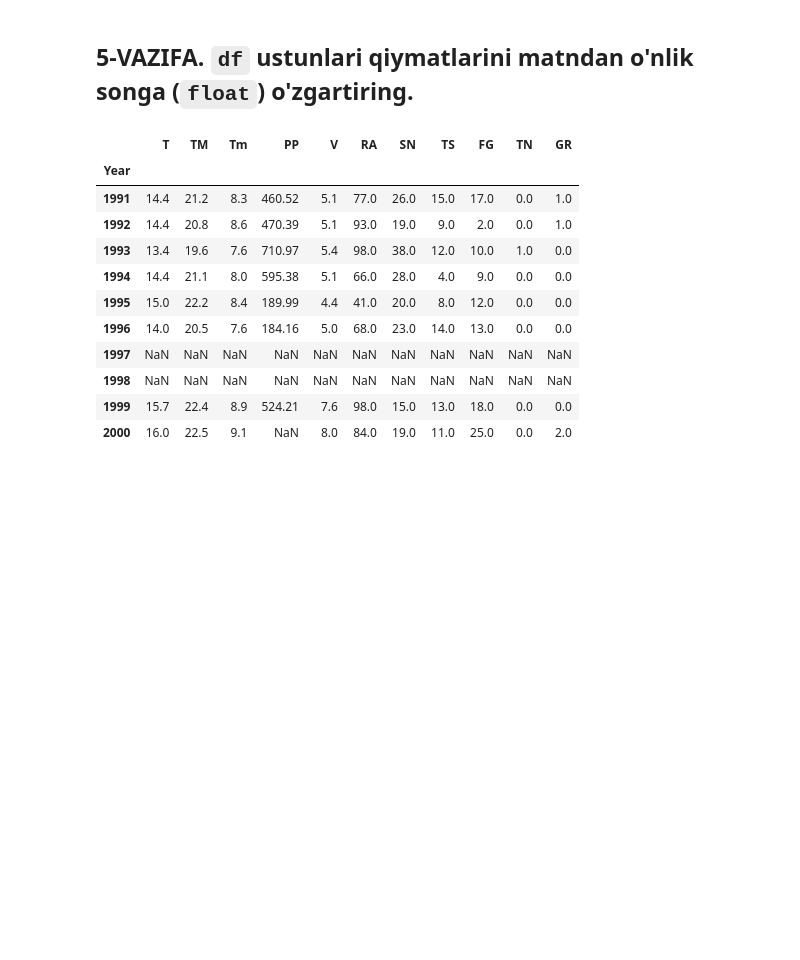
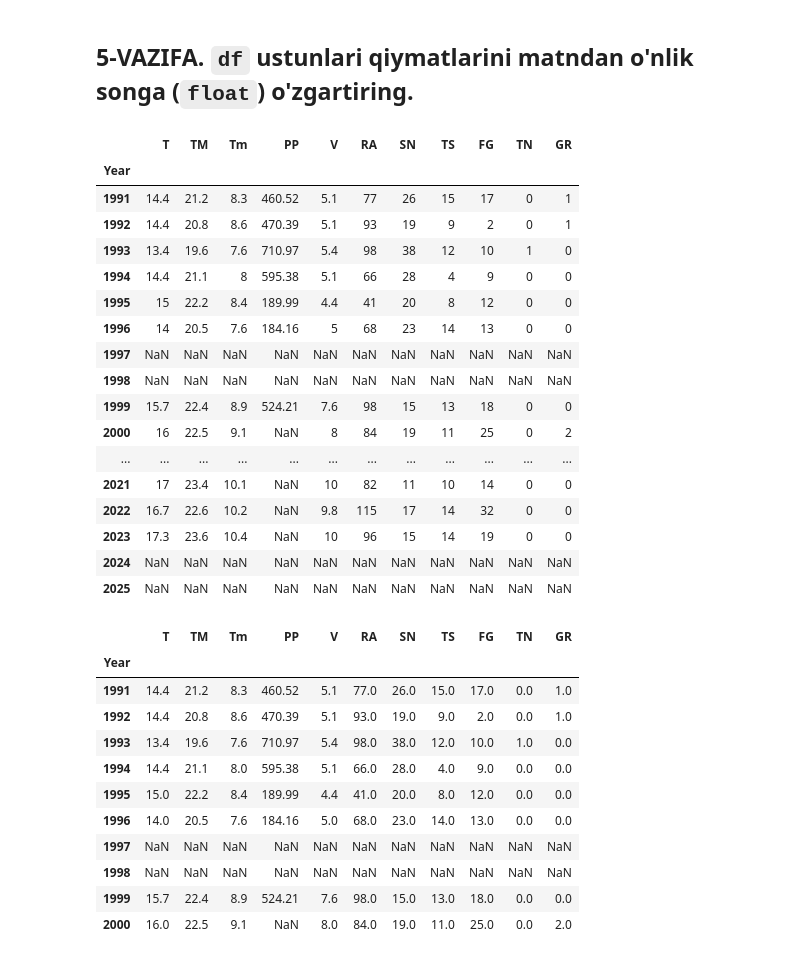
Before and after one commit to IlyasNasirov/notebook, a Jupyter notebook: 04_VISUAL_AMALIYOT_01_matplotlib.ipynb, the cells around one changed output. Cells and saved outputs as stored; diff of their text form; code cells hidden in the pictures; blank space fills up the shorter version.

```diff
--- a/04_VISUAL_AMALIYOT_01_matplotlib.ipynb
+++ b/04_VISUAL_AMALIYOT_01_matplotlib.ipynb
@@ -99,3 +154,4 @@ memory usage: 2.9+ KB
 ## 4-VAZIFA. `df`dagi barcha `-` belgilarni `NaN` qiymat bilan almashtiring.
 # %%
 # JAVOBNI SHUYERGA YOZING
+df.replace('-',np.nan,inplace=True)
@@ -109,3 +180,27 @@ df = df.replace("-", np.nan)
+# %%
+# JAVOBNI SHUYERGA YOZING
+df.astype(dtype='float')
+df = df[df.index>1990]
+df
+# %% [output]
+|  | T | TM | Tm | PP | V | RA | SN | TS | FG | TN | GR |
+| Year |  |  |  |  |  |  |  |  |  |  |  |
+| 1991 | 14.4 | 21.2 | 8.3 | 460.52 | 5.1 | 77 | 26 | 15 | 17 | 0 | 1 |
+| 1992 | 14.4 | 20.8 | 8.6 | 470.39 | 5.1 | 93 | 19 | 9 | 2 | 0 | 1 |
+| 1993 | 13.4 | 19.6 | 7.6 | 710.97 | 5.4 | 98 | 38 | 12 | 10 | 1 | 0 |
+| 1994 | 14.4 | 21.1 | 8 | 595.38 | 5.1 | 66 | 28 | 4 | 9 | 0 | 0 |
+| 1995 | 15 | 22.2 | 8.4 | 189.99 | 4.4 | 41 | 20 | 8 | 12 | 0 | 0 |
+| 1996 | 14 | 20.5 | 7.6 | 184.16 | 5 | 68 | 23 | 14 | 13 | 0 | 0 |
+| 1997 | NaN | NaN | NaN | NaN | NaN | NaN | NaN | NaN | NaN | NaN | NaN |
+| 1998 | NaN | NaN | NaN | NaN | NaN | NaN | NaN | NaN | NaN | NaN | NaN |
+| 1999 | 15.7 | 22.4 | 8.9 | 524.21 | 7.6 | 98 | 15 | 13 | 18 | 0 | 0 |
+| 2000 | 16 | 22.5 | 9.1 | NaN | 8 | 84 | 19 | 11 | 25 | 0 | 2 |
+| ... | ... | ... | ... | ... | ... | ... | ... | ... | ... | ... | ... |
+| 2021 | 17 | 23.4 | 10.1 | NaN | 10 | 82 | 11 | 10 | 14 | 0 | 0 |
+| 2022 | 16.7 | 22.6 | 10.2 | NaN | 9.8 | 115 | 17 | 14 | 32 | 0 | 0 |
+| 2023 | 17.3 | 23.6 | 10.4 | NaN | 10 | 96 | 15 | 14 | 19 | 0 | 0 |
+| 2024 | NaN | NaN | NaN | NaN | NaN | NaN | NaN | NaN | NaN | NaN | NaN |
+| 2025 | NaN | NaN | NaN | NaN | NaN | NaN | NaN | NaN | NaN | NaN | NaN |
 # %%
 #@title To'g'ri javob:
 df = df.astype(dtype='float')
```
Also changed, not shown: parts of 15 cells of this notebook.
